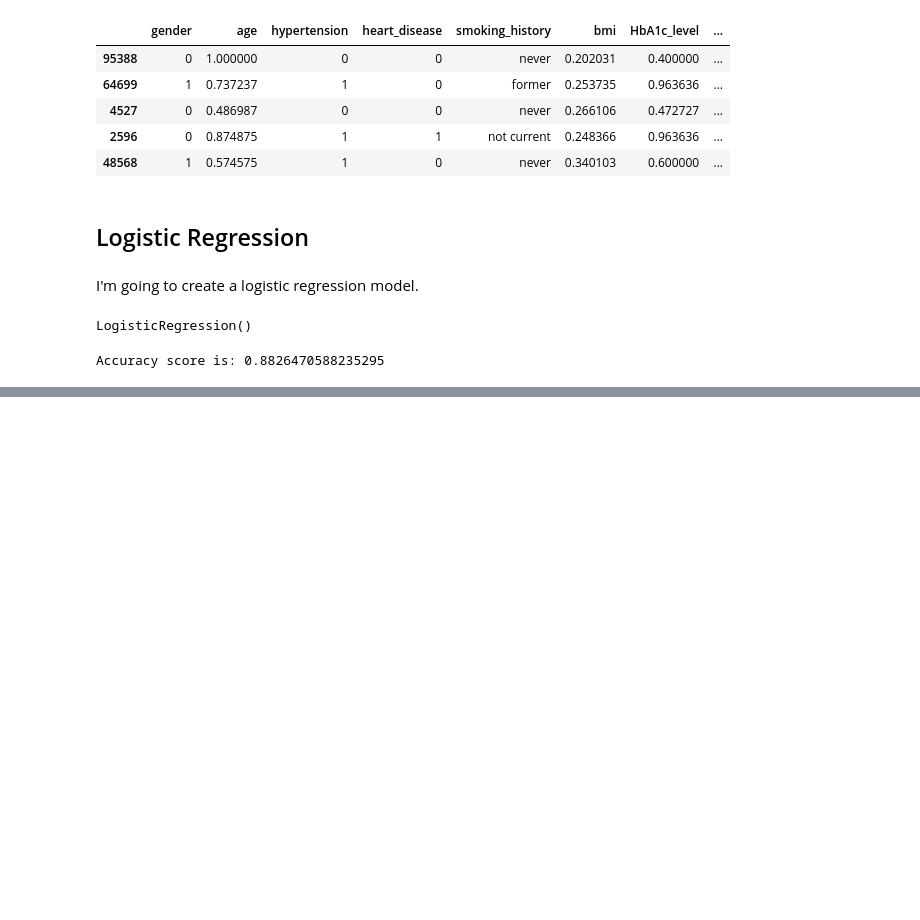
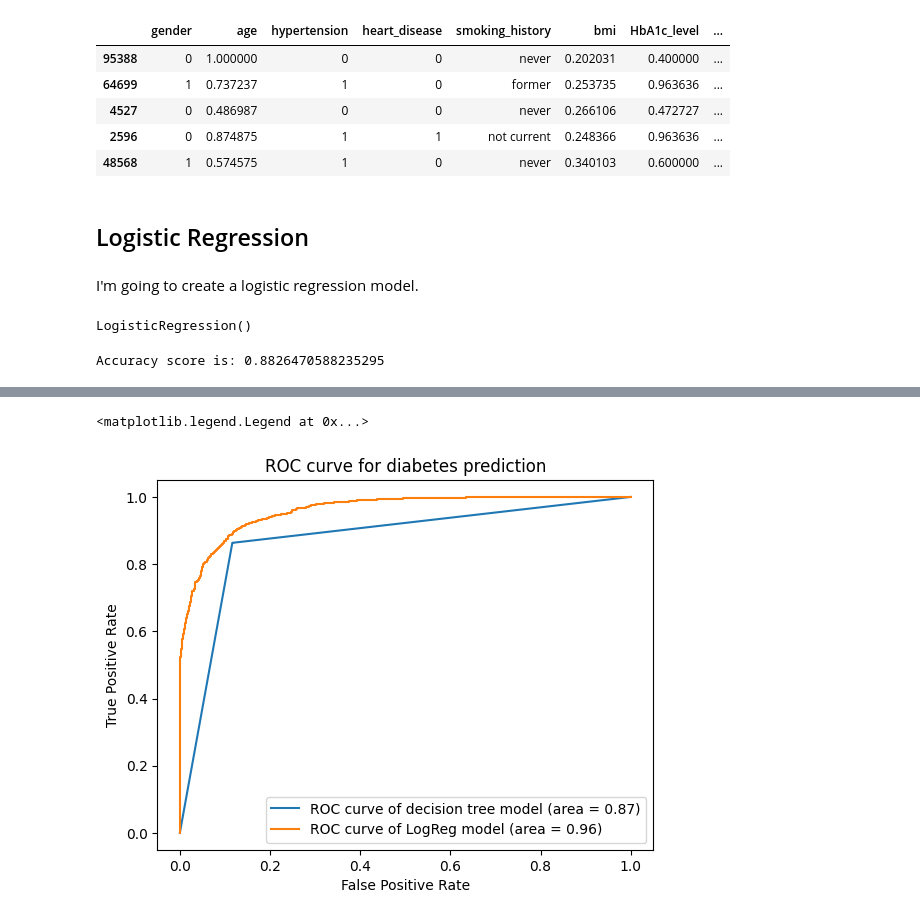
Before and after one commit to hannasophian/diabetes_prediction, a Jupyter notebook: project.ipynb, the cells around one changed output, grey strips where cells are left out. Saved outputs shown, nothing was run; the diff lists cells and outputs as text; code cells hidden in the pictures; blank space fills up the shorter version.

```diff
--- a/project.ipynb
+++ b/project.ipynb
@@ -291,0 +351,11 @@ Accuracy score is: 0.8826470588235295
+# %%
+fpr_dtree, tpr_dtree, _ = metrics.roc_curve(y_test, y_pred_prob_dtree)
+fig = plt.plot(fpr_dtree, tpr_dtree,label='ROC curve of decision tree model (area = %0.2f)' % auc_score_dtree )
+plt.plot(fpr_logreg, tpr_logreg,label='ROC curve of LogReg model (area = %0.2f)' % auc_score )
+plt.title('ROC curves for diabetes prediction using different models')
+plt.xlabel('False Positive Rate')
+plt.ylabel('True Positive Rate')
+plt.legend(loc="lower right")
+# %% [output]
+<matplotlib.legend.Legend at 0x...>
+[figure, added]
```
Also changed, not shown: parts of 9 cells of this notebook.
